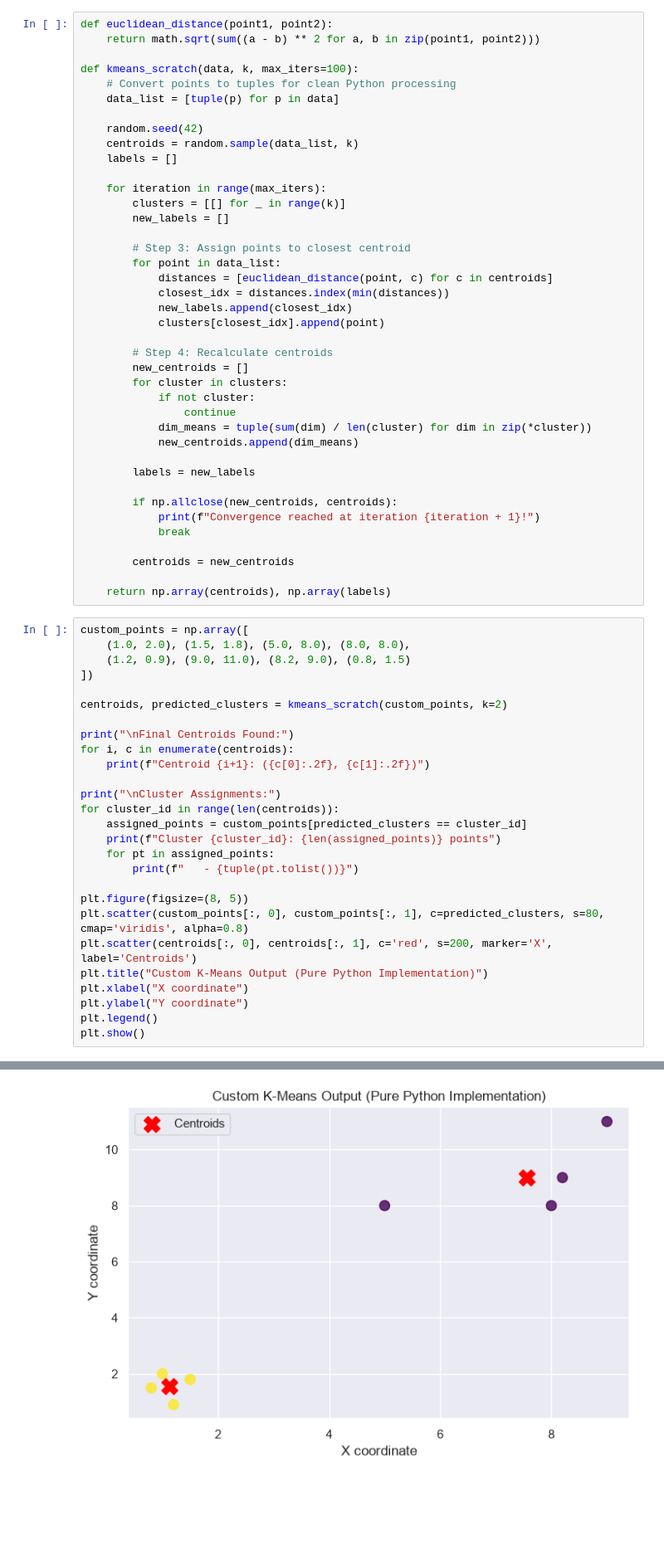
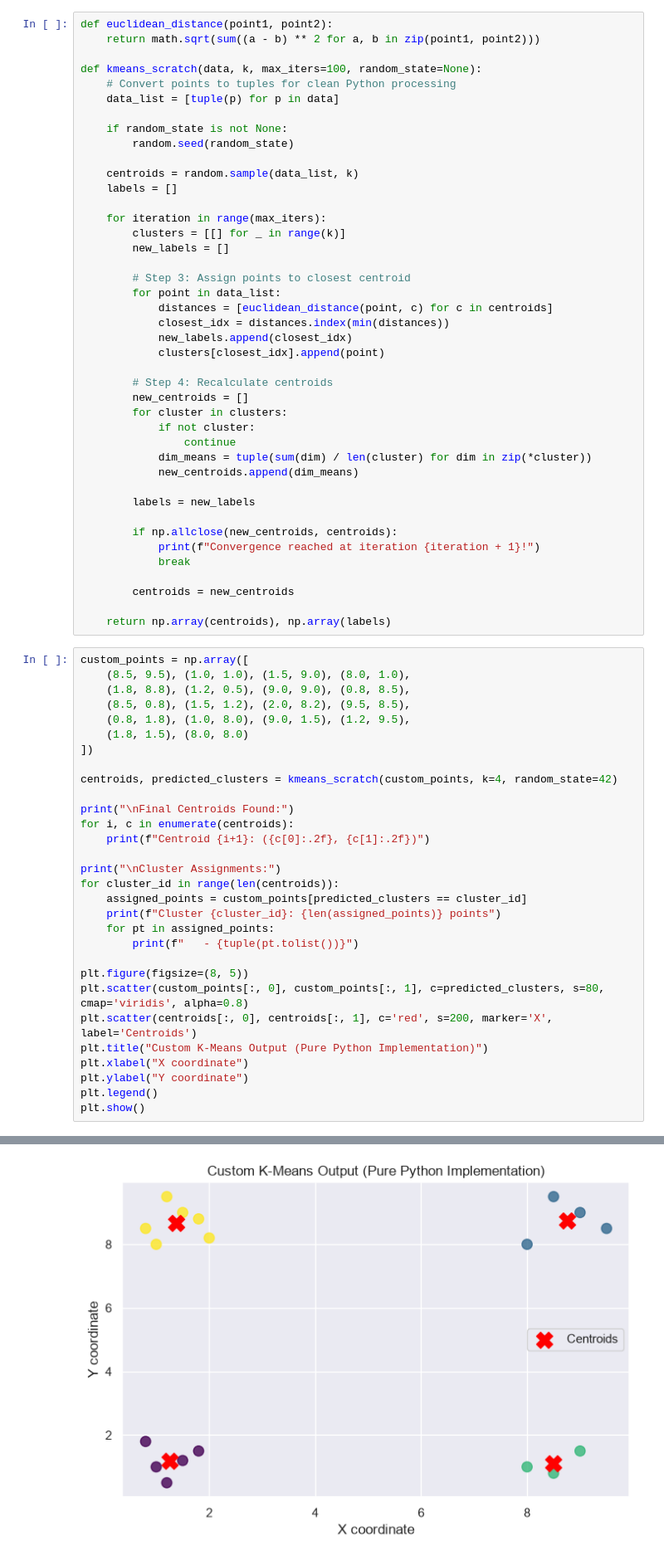
Before and after one commit to gabrielSpassos/ai-sandbox, a Jupyter notebook: clustering-presentation-poc/clustering.ipynb, the cells around one changed output, grey strips where cells are left out. Shown at 83% size. Saved outputs shown, nothing was run; the diff lists cells and outputs as text; blank space fills up the shorter version.

```diff
--- a/clustering-presentation-poc/clustering.ipynb
+++ b/clustering-presentation-poc/clustering.ipynb
@@ -36,11 +47,13 @@ Clustering is an **Unsupervised Machine Learning** technique. Unlike supervised
 def euclidean_distance(point1, point2):
     return math.sqrt(sum((a - b) ** 2 for a, b in zip(point1, point2)))
 
-def kmeans_scratch(data, k, max_iters=100):
+def kmeans_scratch(data, k, max_iters=100, random_state=None):
     # Convert points to tuples for clean Python processing
     data_list = [tuple(p) for p in data]
 
-    random.seed(42)
+    if random_state is not None:
+        random.seed(random_state)
+
     centroids = random.sample(data_list, k)
     labels = []
 
@@ -74,11 +87,14 @@ def kmeans_scratch(data, k, max_iters=100):
     return np.array(centroids), np.array(labels)
 # %%
 custom_points = np.array([
-    (1.0, 2.0), (1.5, 1.8), (5.0, 8.0), (8.0, 8.0),
-    (1.2, 0.9), (9.0, 11.0), (8.2, 9.0), (0.8, 1.5)
+    (8.5, 9.5), (1.0, 1.0), (1.5, 9.0), (8.0, 1.0),
+    (1.8, 8.8), (1.2, 0.5), (9.0, 9.0), (0.8, 8.5),
+    (8.5, 0.8), (1.5, 1.2), (2.0, 8.2), (9.5, 8.5),
+    (0.8, 1.8), (1.0, 8.0), (9.0, 1.5), (1.2, 9.5),
+    (1.8, 1.5), (8.0, 8.0)
 ])
 
-centroids, predicted_clusters = kmeans_scratch(custom_points, k=2)
+centroids, predicted_clusters = kmeans_scratch(custom_points, k=4, random_state=42)
 
 print("\nFinal Centroids Found:")
 for i, c in enumerate(centroids):
@@ -120,4 +136,4 @@ Cluster 1: 4 points
-[figure, old version]
+[figure, new version]
 # %%
 # Generating synthetic 2D data example
 # Create 300 points distributed around 4 centers,
```
Also changed, not shown: parts of 3 cells of this notebook.
